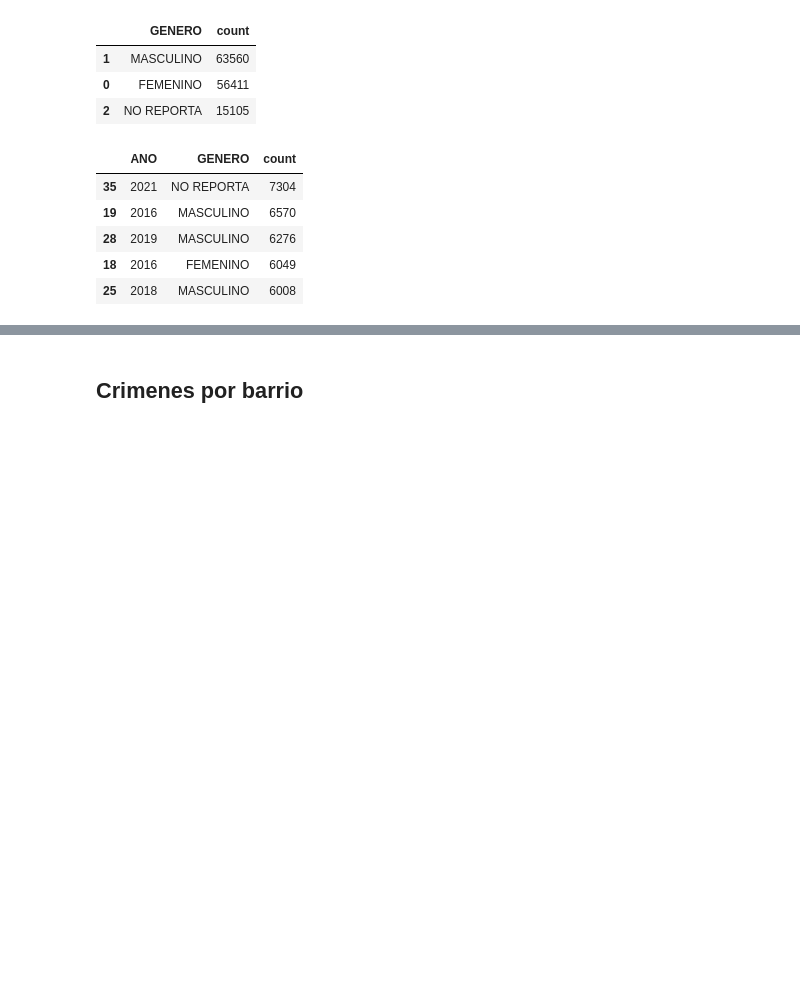
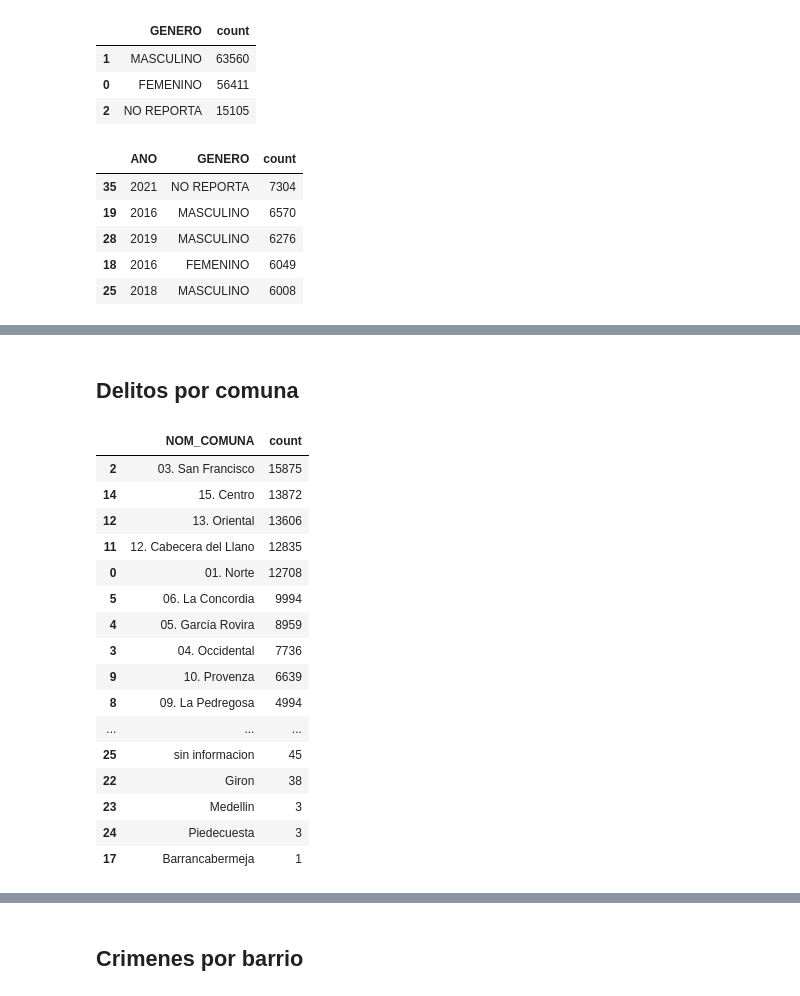
Before and after one commit to SantiagoDrckr/Delitos_en_Bucaramanga_ENE2010_DIC2021, a Jupyter notebook: crime_bucaramanga.ipynb, the cells around one changed output, grey strips where cells are left out. Drawn from its saved outputs; the diff is of its cells as text; code cells hidden in the pictures; blank space fills up the shorter version.

```diff
--- a/crime_bucaramanga.ipynb
+++ b/crime_bucaramanga.ipynb
@@ -339,0 +443,23 @@ graph
+# %% [markdown]
+## Delitos por comuna
+# %%
+comune_crimes = df.groupby(["NOM_COMUNA"]).size().reset_index(name="count").sort_values(by="count", ascending=False)
+comune_crimes
+# %% [output]
+|  | NOM_COMUNA | count |
+| 2 | 03. San Francisco | 15875 |
+| 14 | 15. Centro | 13872 |
+| 12 | 13. Oriental | 13606 |
+| 11 | 12. Cabecera del Llano | 12835 |
+| 0 | 01. Norte | 12708 |
+| 5 | 06. La Concordia | 9994 |
+| 4 | 05. García Rovira | 8959 |
+| 3 | 04. Occidental | 7736 |
+| 9 | 10. Provenza | 6639 |
+| 8 | 09. La Pedregosa | 4994 |
+| ... | ... | ... |
+| 25 | sin informacion | 45 |
+| 22 | Giron | 38 |
+| 23 | Medellin | 3 |
+| 24 | Piedecuesta | 3 |
+| 17 | Barrancabermeja | 1 |
```
Also changed, not shown: parts of 12 cells of this notebook.
